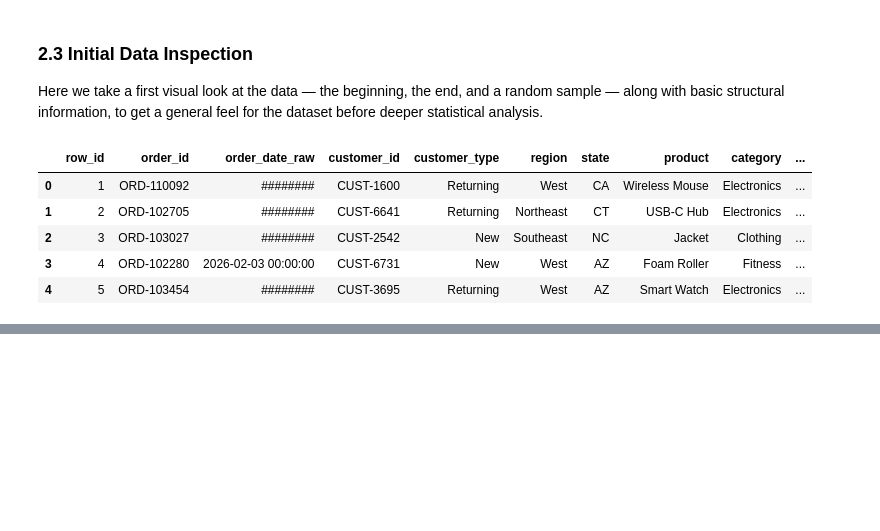
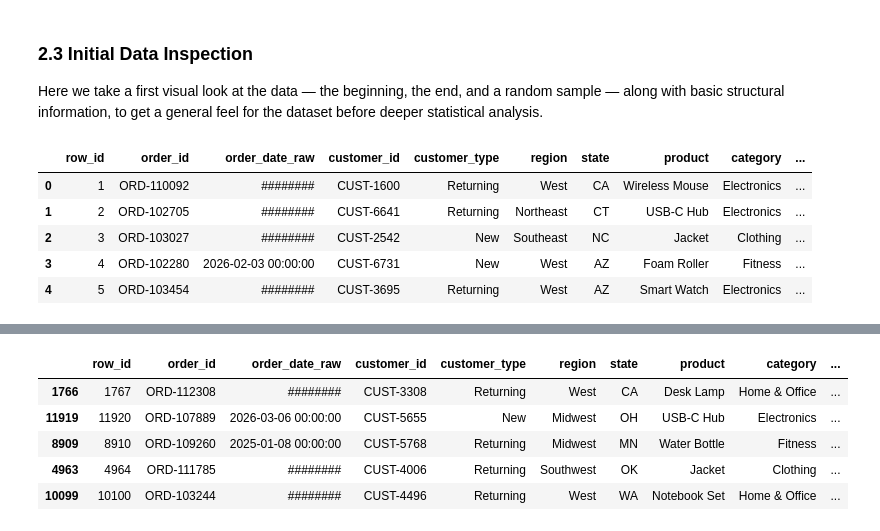
Before and after one commit to Dalmasotieno/Analysis, a Jupyter notebook: owino.ipynb, the cells around one changed output, grey strips where cells are left out. Saved outputs shown, nothing was run; the diff lists cells and outputs as text; code cells hidden in the pictures; blank space fills up the shorter version.

```diff
--- a/owino.ipynb
+++ b/owino.ipynb
@@ -224,0 +235,10 @@ df.head()
+# %%
+# Random sample of records
+df.sample(5, random_state=42)
+# %% [output]
+|  | row_id | order_id | order_date_raw | customer_id | customer_type | region | state | product | category | ... |
+| 1766 | 1767 | ORD-112308 | ######## | CUST-3308 | Returning | West | CA | Desk Lamp | Home & Office | ... |
+| 11919 | 11920 | ORD-107889 | 2026-03-06 00:00:00 | CUST-5655 | New | Midwest | OH | USB-C Hub | Electronics | ... |
+| 8909 | 8910 | ORD-109260 | 2025-01-08 00:00:00 | CUST-5768 | Returning | Midwest | MN | Water Bottle | Fitness | ... |
+| 4963 | 4964 | ORD-111785 | ######## | CUST-4006 | Returning | Southwest | OK | Jacket | Clothing | ... |
+| 10099 | 10100 | ORD-103244 | ######## | CUST-4496 | Returning | West | WA | Notebook Set | Home & Office | ... |
```
Also changed, not shown: parts of 4 cells of this notebook.
